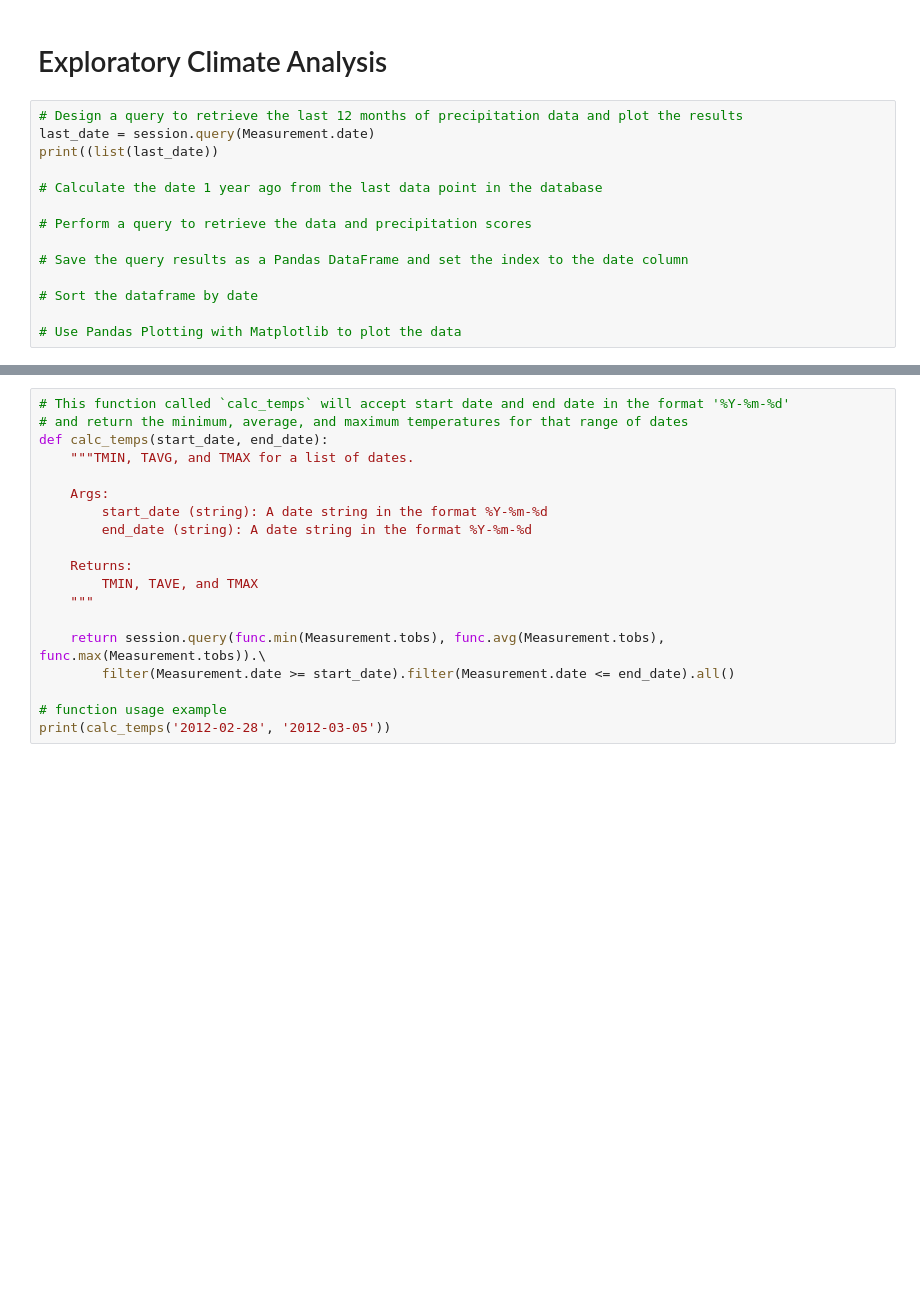
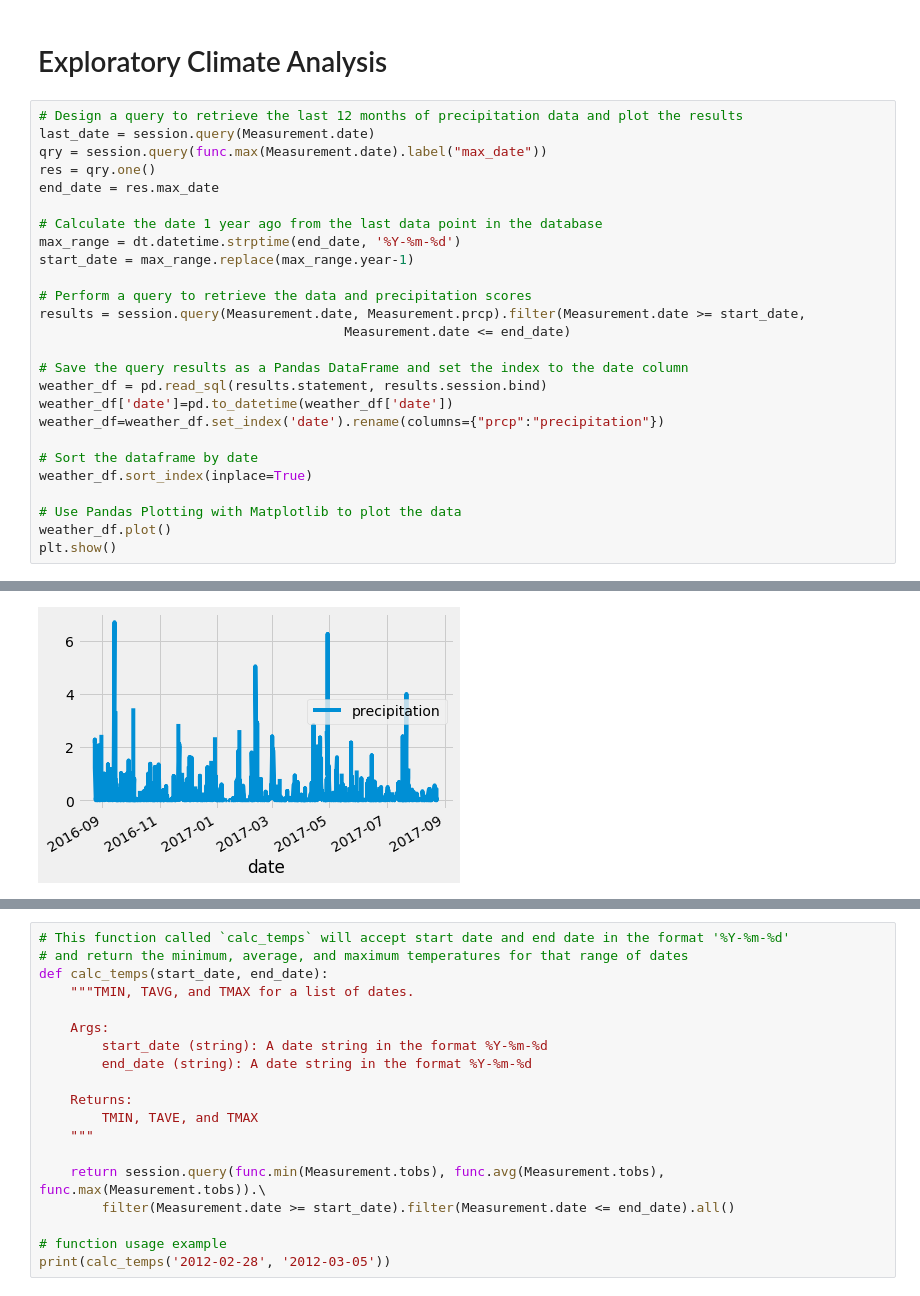
Before and after one commit to land-edi/MySQL-Challenge, a Jupyter notebook: SQL-Alchemy/climate_starter.ipynb, the cells around one changed output, grey strips where cells are left out. Cells and saved outputs as stored; diff of their text form; blank space fills up the shorter version.

```diff
--- a/SQL-Alchemy/climate_starter.ipynb
+++ b/SQL-Alchemy/climate_starter.ipynb
@@ -40,15 +40,27 @@ session = Session(engine)
 # %%
 # Design a query to retrieve the last 12 months of precipitation data and plot the results
 last_date = session.query(Measurement.date)
-print((list(last_date))
+qry = session.query(func.max(Measurement.date).label("max_date"))
+res = qry.one()
+end_date = res.max_date
 
 # Calculate the date 1 year ago from the last data point in the database
+max_range = dt.datetime.strptime(end_date, '%Y-%m-%d')
+start_date = max_range.replace(max_range.year-1)
 
 # Perform a query to retrieve the data and precipitation scores
+results = session.query(Measurement.date, Measurement.prcp).filter(Measurement.date >= start_date,
+                                       Measurement.date <= end_date)
 
 # Save the query results as a Pandas DataFrame and set the index to the date column
+weather_df = pd.read_sql(results.statement, results.session.bind)
+weather_df['date']=pd.to_datetime(weather_df['date'])
+weather_df=weather_df.set_index('date').rename(columns={"prcp":"precipitation"})
 
 # Sort the dataframe by date
+weather_df.sort_index(inplace=True)
 
 # Use Pandas Plotting with Matplotlib to plot the data
+weather_df.plot()
+plt.show()
 # %% [output]
@@ -55,0 +67 @@ SyntaxError: unexpected EOF while parsing (<ipython-input-30-6161b5864492>, line
+[figure, added]
```
Also changed, not shown: parts of 19 cells of this notebook, 1 other file.
